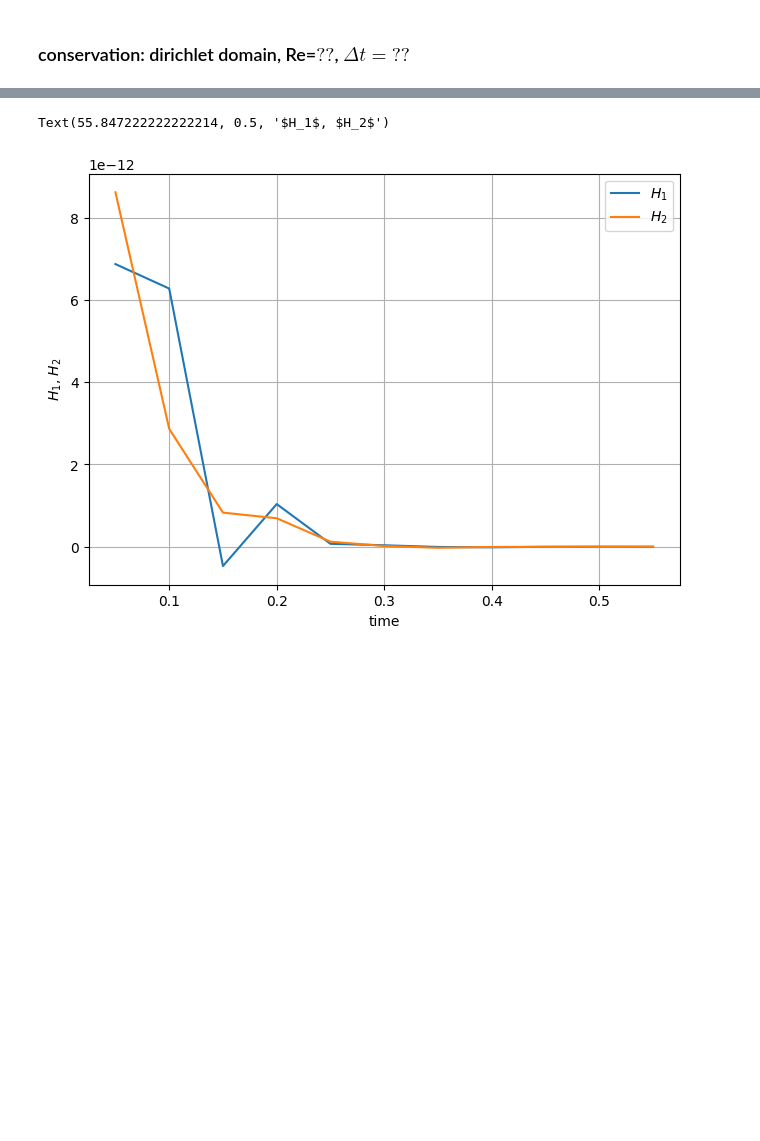
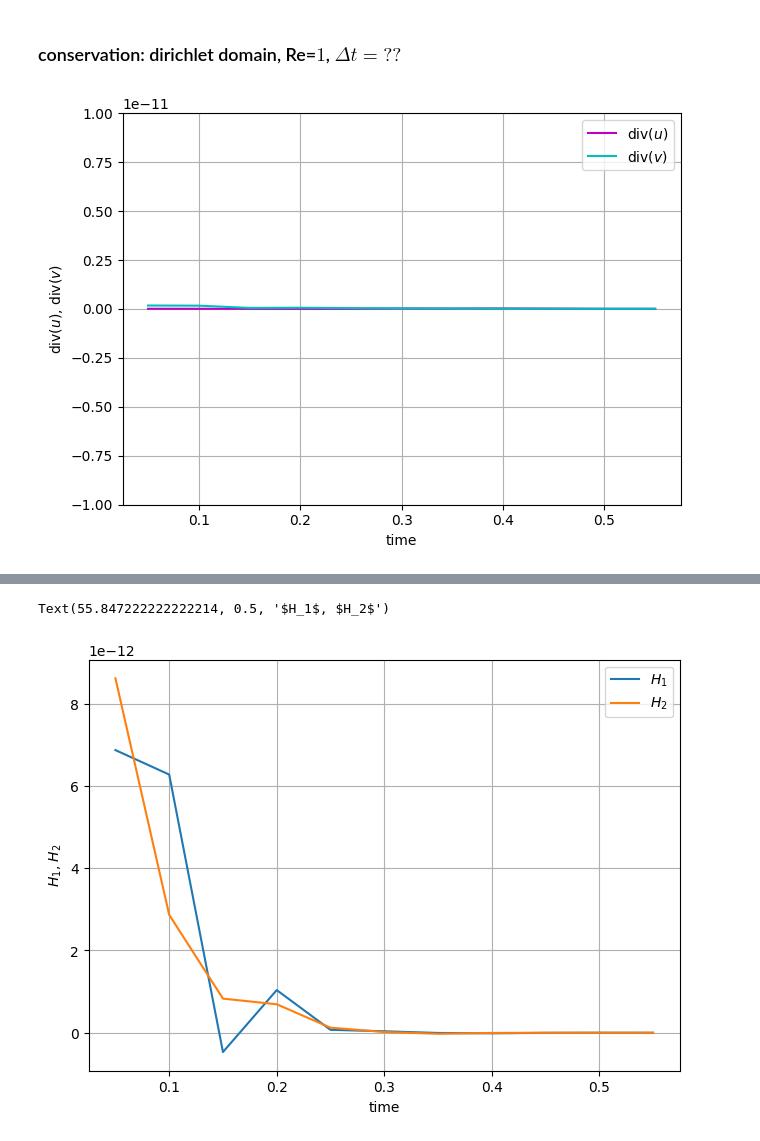
Before and after one commit to markusrenoldner/MEHCscheme, a Jupyter notebook: scripts/dirichlet_cons.ipynb, the cells around one changed output, grey strips where cells are left out. Saved outputs shown, nothing was run; the diff lists cells and outputs as text; code cells hidden in the pictures; blank space fills up the shorter version.

```diff
--- a/scripts/dirichlet_cons.ipynb
+++ b/scripts/dirichlet_cons.ipynb
@@ -3,15 +3,27 @@ import numpy as np
 import matplotlib.pyplot as plt
 from numpy import genfromtxt
 # %% [markdown]
-### conservation: dirichlet domain, Re=$??$, $\Delta t=??$
+### conservation: dirichlet domain, Re=$1$, $\Delta t=??$
 # %%
 data = genfromtxt("../out/rawdata/dirichlet-cons-Re1.txt", delimiter=',').flatten()
 
 time = data[0::7]
 m1 =   data[1::7]
 m2 =   data[2::7]
 k1 =   data[3::7]
 k2 =   data[4::7]
 h1 =   data[5::7]
 h2 =   data[6::7]
+
+plt.plot(time,m1,"m",label="div$(u)$")
+plt.plot(time,m2,"c",label="div$(v)$")
+plt.legend()
+plt.grid()
+plt.ylim(-1e-11,+1e-11)
+plt.xlabel("time")
+plt.tight_layout()
+plt.ylabel("div$(u)$, div$(v)$")
+plt.savefig("../out/plots/dirichlet-cons-div-Re1.pdf")
+# %% [output]
+[figure, added]
 # %%
```
Also changed, not shown: parts of 4 cells of this notebook, 1 other file.
